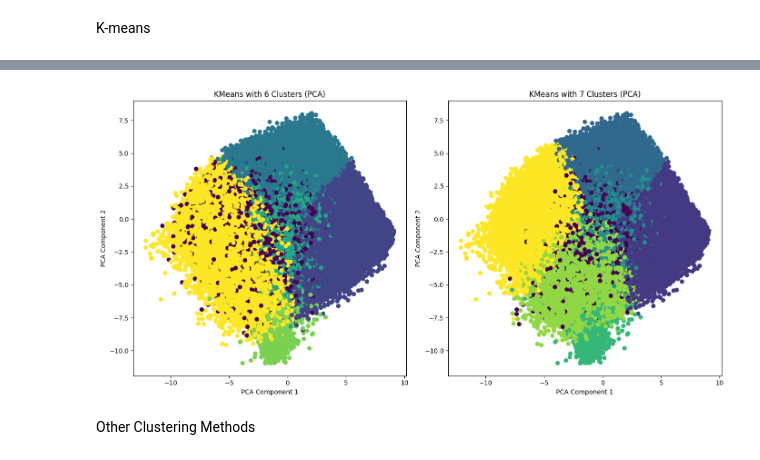
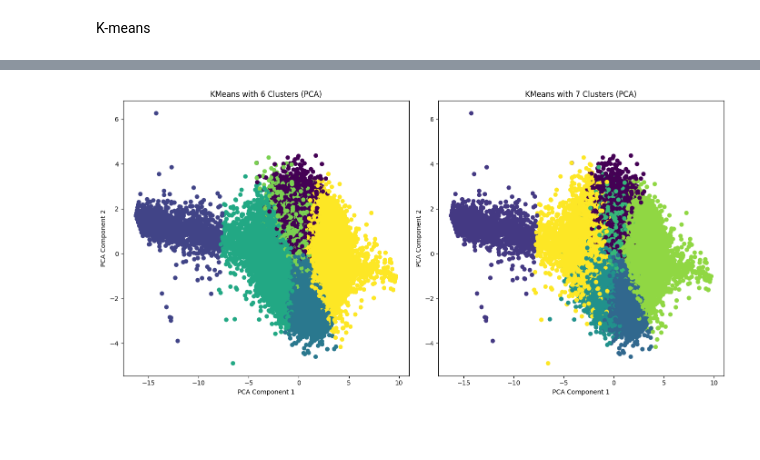
Before and after one commit to jbmages/capstone-project, a Jupyter notebook: notebooks/clustering.ipynb, the cells around one changed output, grey strips where cells are left out. Saved outputs shown, nothing was run; the diff lists cells and outputs as text; code cells hidden in the pictures; blank space fills up the shorter version.

Commit message:
clustering updates

```diff
--- a/notebooks/clustering.ipynb
+++ b/notebooks/clustering.ipynb
@@ -11,13 +11,20 @@ Filter the data
 # Load scoring table
 scoring = pd.read_excel('../scoring/scoring.xlsx')
 survey_answer_cols = scoring['id'].tolist()
-clustering_data = data[survey_answer_cols]
+time_cols = [(col+'_E') for col in survey_answer_cols]
+score_cols = ['O score', 'C score', 'E score', 'A score', 'N score']
+
+survey_data = data[survey_answer_cols]
+time_data = data[time_cols]
+score_data = data[score_cols]
 # %% [markdown]
 Scale the data
 # %%
 from sklearn.preprocessing import StandardScaler
 
 scaler = StandardScaler()
-data_scaled = scaler.fit_transform(clustering_data)  # Standardize to mean=0, std=1
+survey_data = scaler.fit_transform(survey_data)
+time_data = scaler.fit_transform(time_data)
+score_data = scaler.fit_transform(score_data)
 # %% [markdown]
 K-means
@@ -96,40 +85,34 @@ from sklearn.decomposition import PCA
 from sklearn.manifold import TSNE
 
 # Fit KMeans with 6 and 7 clusters
 kmeans_6 = MiniBatchKMeans(n_clusters=6, random_state=42, batch_size=1000)
 kmeans_7 = MiniBatchKMeans(n_clusters=7, random_state=42, batch_size=1000)
 
 # Assign clusters
-clusters_6 = kmeans_6.fit_predict(data_scaled)
-clusters_7 = kmeans_7.fit_predict(data_scaled)
+clusters_6 = kmeans_6.fit_predict(score_data)
+clusters_7 = kmeans_7.fit_predict(score_data)
 
 # Use PCA for dimensionality reduction (2D)
 pca = PCA(n_components=2)
-data_pca = pca.fit_transform(data_scaled)
-
-# Alternatively, you can use t-SNE (it might take longer, especially with a large dataset)
-# tsne = TSNE(n_components=2, random_state=42)
-# data_tsne = tsne.fit_transform(data_scaled)
+data_pca = pca.fit_transform(score_data)
 
 # Create subplots to show the visualizations
 fig, axes = plt.subplots(1, 2, figsize=(14, 7))
 
 # Plot for 6 clusters
 axes[0].scatter(data_pca[:, 0], data_pca[:, 1], c=clusters_6, cmap='viridis', marker='o')
 axes[0].set_title('KMeans with 6 Clusters (PCA)')
 axes[0].set_xlabel('PCA Component 1')
 axes[0].set_ylabel('PCA Component 2')
 
 # Plot for 7 clusters
 axes[1].scatter(data_pca[:, 0], data_pca[:, 1], c=clusters_7, cmap='viridis', marker='o')
 axes[1].set_title('KMeans with 7 Clusters (PCA)')
 axes[1].set_xlabel('PCA Component 1')
 axes[1].set_ylabel('PCA Component 2')
 
 # Adjust layout for better spacing
 plt.tight_layout()
 plt.show()
 # %% [output]
-[figure, old version]
+[figure, new version]
-# %% [markdown]
-Other Clustering Methods
```
Also changed, not shown: parts of 7 cells of this notebook.
